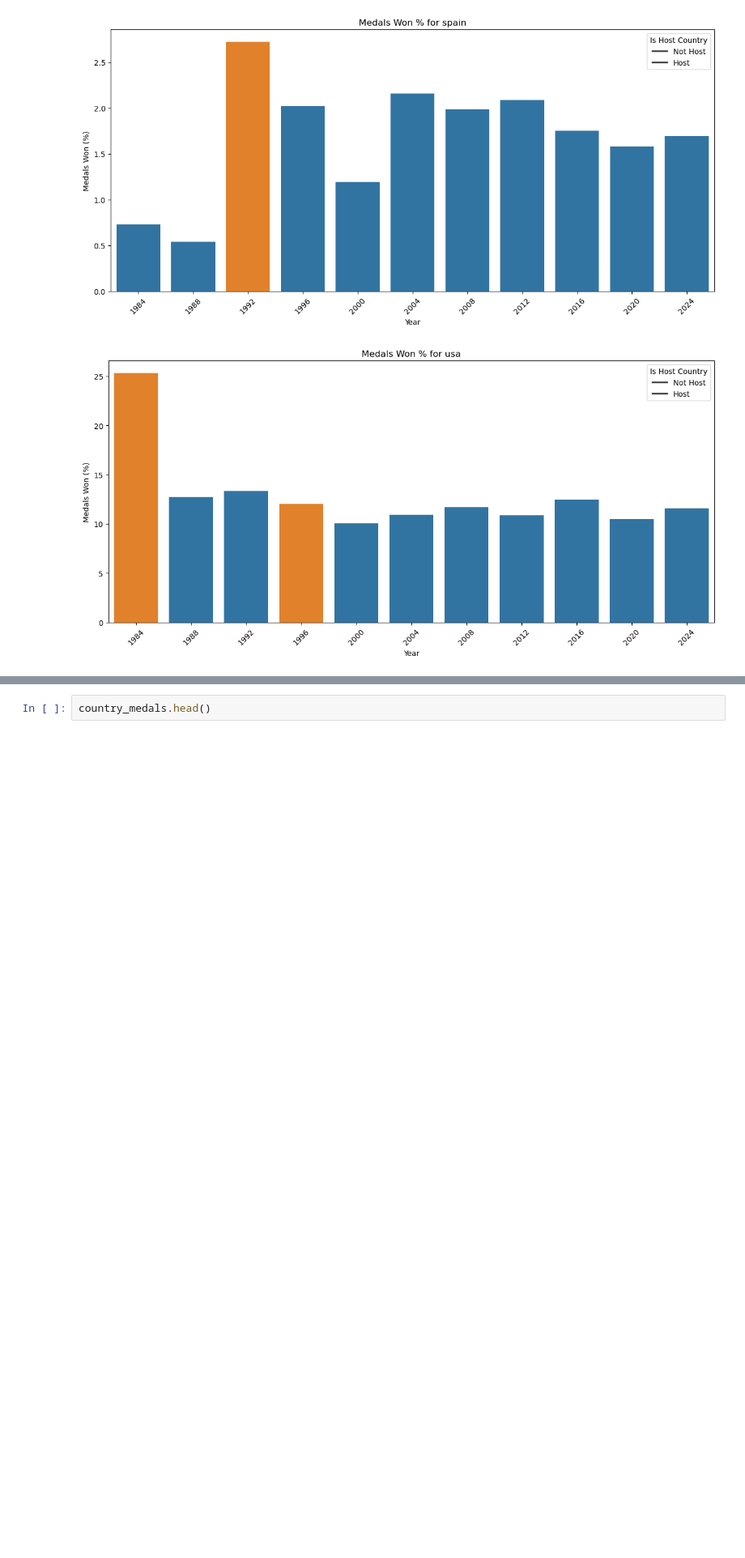
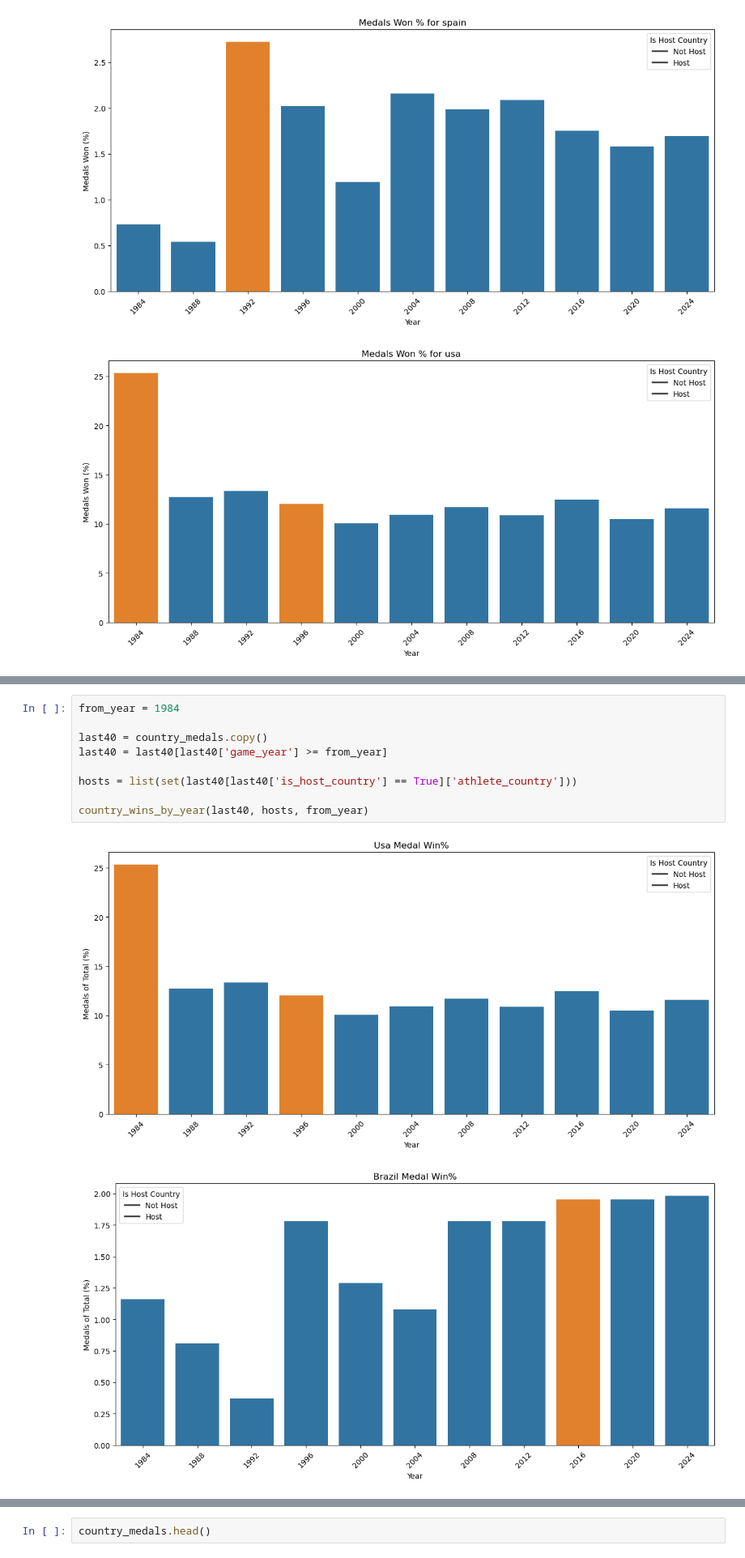
Before and after one commit to naeron75/sql-database, a Jupyter notebook: notebooks/analysis_owen.ipynb, the cells around one changed output, grey strips where cells are left out. Shown at 81% size. Drawn from its saved outputs; the diff is of its cells as text; blank space fills up the shorter version.

```diff
--- a/notebooks/analysis_owen.ipynb
+++ b/notebooks/analysis_owen.ipynb
@@ -314,0 +350,12 @@ for country in last_40_win_rates['athlete_country'].unique():
+# %%
+from_year = 1984
+
+last40 = country_medals.copy()
+last40 = last40[last40['game_year'] >= from_year]
+
+hosts = list(set(last40[last40['is_host_country'] == True]['athlete_country']))
+
+country_wins_by_year(last40, hosts, from_year)
+# %% [output]
+[figure, added]
+[figure, added]
```
Also changed, not shown: parts of 18 cells of this notebook, 2 other files.
